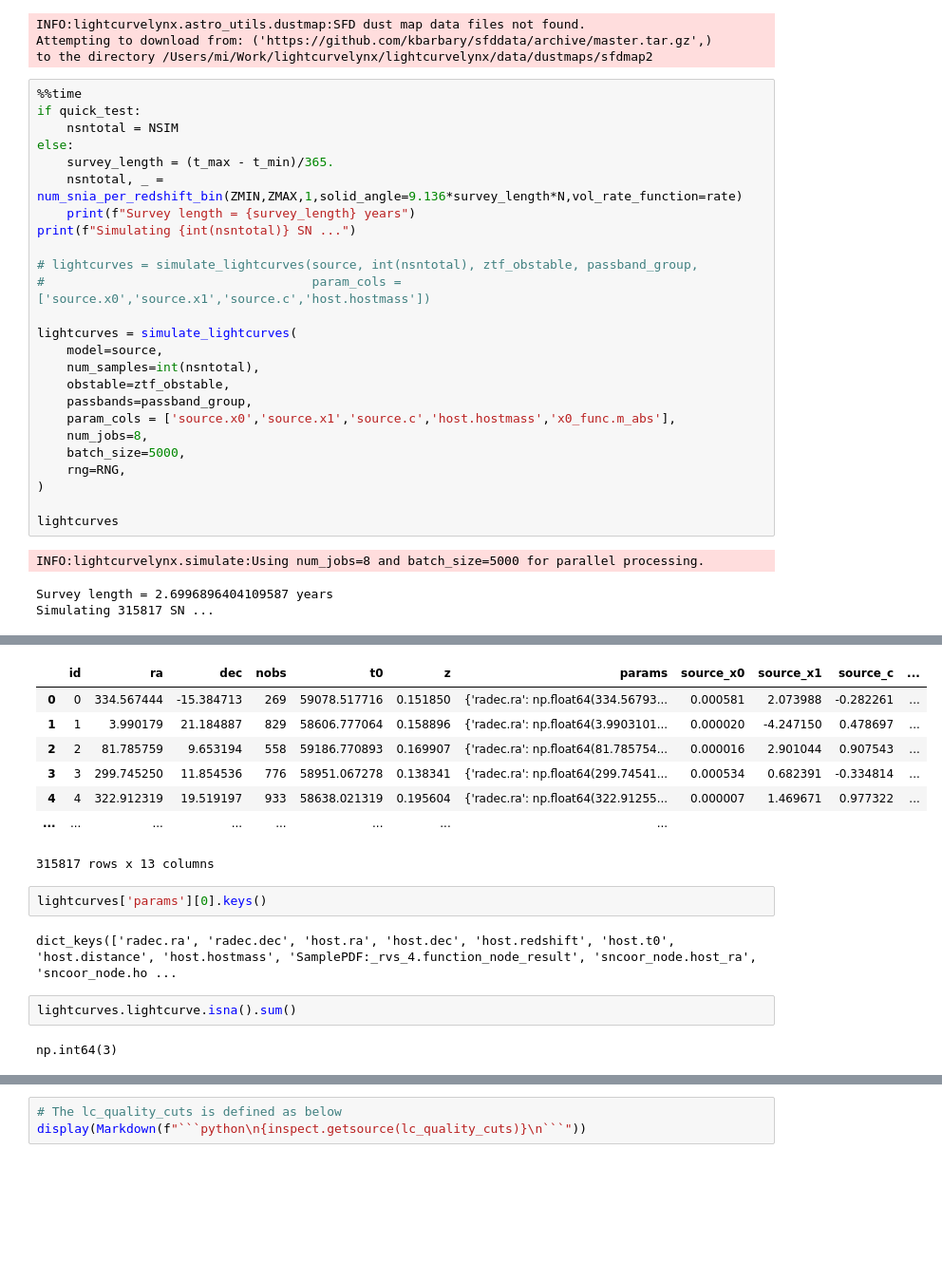
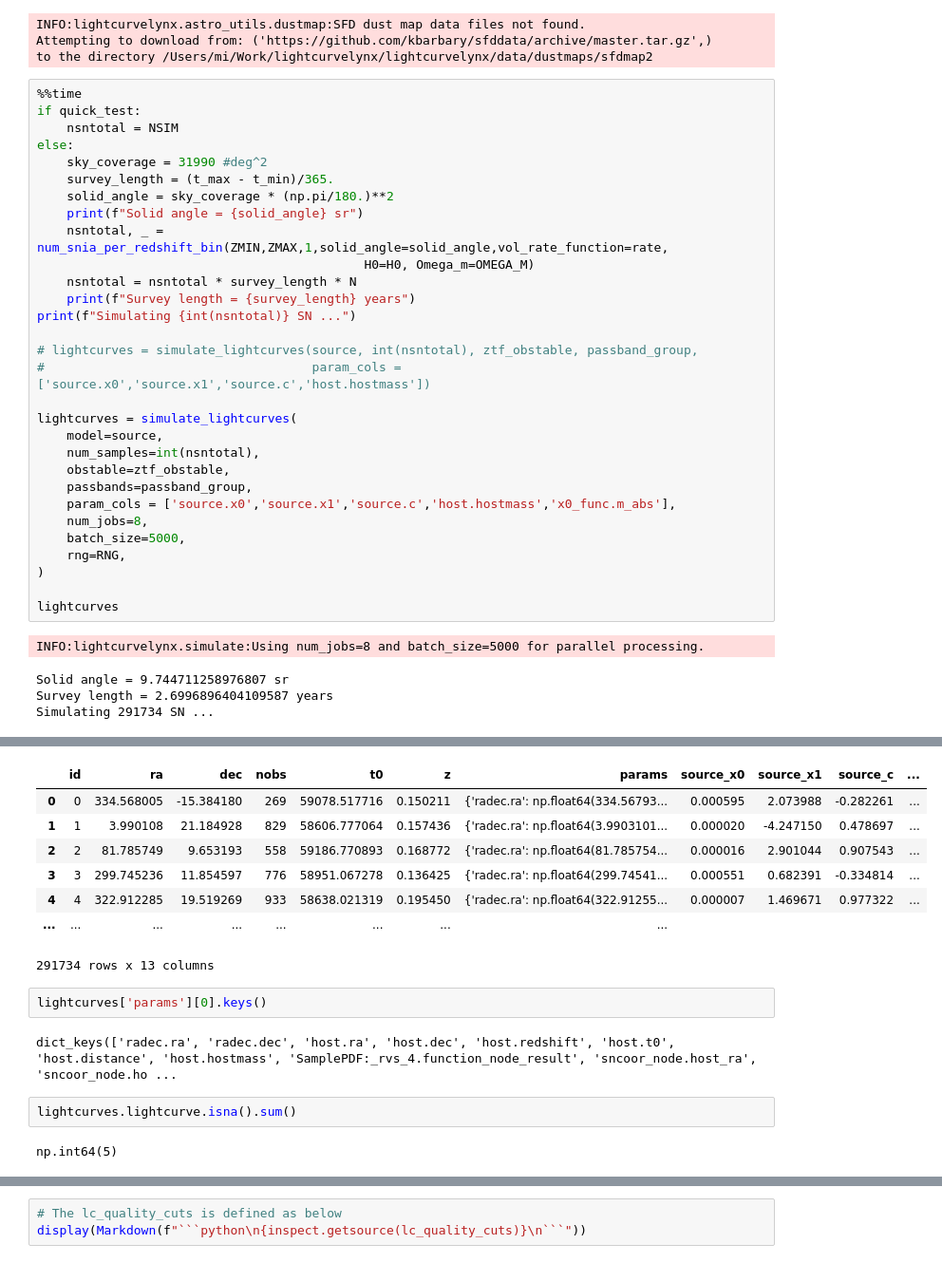
Before and after one commit to mi-dai/lightcurvelynx_ztf_sims, a Jupyter notebook: ZTF_snia_selection_func.ipynb, the cells around one changed output, grey strips where cells are left out. Shown at 95% size. Drawn from its saved outputs; the diff is of its cells as text; blank space fills up the shorter version.

```diff
--- a/ZTF_snia_selection_func.ipynb
+++ b/ZTF_snia_selection_func.ipynb
@@ -197,8 +197,13 @@ to the directory /Users/mi/Work/lightcurvelynx/lightcurvelynx/data/dustmaps/sfdm
 if quick_test:
     nsntotal = NSIM
 else:
+    sky_coverage = 31990 #deg^2
     survey_length = (t_max - t_min)/365.
-    nsntotal, _ = num_snia_per_redshift_bin(ZMIN,ZMAX,1,solid_angle=9.136*survey_length*N,vol_rate_function=rate)
+    solid_angle = sky_coverage * (np.pi/180.)**2
+    print(f"Solid angle = {solid_angle} sr")
+    nsntotal, _ = num_snia_per_redshift_bin(ZMIN,ZMAX,1,solid_angle=solid_angle,vol_rate_function=rate,
+                                            H0=H0, Omega_m=OMEGA_M)
+    nsntotal = nsntotal * survey_length * N
     print(f"Survey length = {survey_length} years")
 print(f"Simulating {int(nsntotal)} SN ...")
 
@@ -219,5 +224,6 @@ lightcurves = simulate_lightcurves(
 lightcurves
 # %% [output]
 INFO:lightcurvelynx.simulate:Using num_jobs=8 and batch_size=5000 for parallel processing.
+Solid angle = 9.744711258976807 sr
 Survey length = 2.6996896404109587 years
-Simulating 315817 SN ...
+Simulating 291734 SN ...
@@ -226,11 +232,11 @@ Wall time: 12min 44s
 |  | id | ra | dec | nobs | t0 | z | params | source_x0 | source_x1 | source_c | ... |
-| 0 | 0 | 334.567444 | -15.384713 | 269 | 59078.517716 | 0.151850 | {'radec.ra': np.float64(334.56793... | 0.000581 | 2.073988 | -0.282261 | ... |
-| 1 | 1 | 3.990179 | 21.184887 | 829 | 58606.777064 | 0.158896 | {'radec.ra': np.float64(3.9903101... | 0.000020 | -4.247150 | 0.478697 | ... |
-| 2 | 2 | 81.785759 | 9.653194 | 558 | 59186.770893 | 0.169907 | {'radec.ra': np.float64(81.785754... | 0.000016 | 2.901044 | 0.907543 | ... |
-| 3 | 3 | 299.745250 | 11.854536 | 776 | 58951.067278 | 0.138341 | {'radec.ra': np.float64(299.74541... | 0.000534 | 0.682391 | -0.334814 | ... |
-| 4 | 4 | 322.912319 | 19.519197 | 933 | 58638.021319 | 0.195604 | {'radec.ra': np.float64(322.91255... | 0.000007 | 1.469671 | 0.977322 | ... |
+| 0 | 0 | 334.568005 | -15.384180 | 269 | 59078.517716 | 0.150211 | {'radec.ra': np.float64(334.56793... | 0.000595 | 2.073988 | -0.282261 | ... |
+| 1 | 1 | 3.990108 | 21.184928 | 829 | 58606.777064 | 0.157436 | {'radec.ra': np.float64(3.9903101... | 0.000020 | -4.247150 | 0.478697 | ... |
+| 2 | 2 | 81.785749 | 9.653193 | 558 | 59186.770893 | 0.168772 | {'radec.ra': np.float64(81.785754... | 0.000016 | 2.901044 | 0.907543 | ... |
+| 3 | 3 | 299.745236 | 11.854597 | 776 | 58951.067278 | 0.136425 | {'radec.ra': np.float64(299.74541... | 0.000551 | 0.682391 | -0.334814 | ... |
+| 4 | 4 | 322.912285 | 19.519269 | 933 | 58638.021319 | 0.195450 | {'radec.ra': np.float64(322.91255... | 0.000007 | 1.469671 | 0.977322 | ... |
 | ... | ... | ... | ... | ... | ... | ... | ... |
-315817 rows x 13 columns
+291734 rows x 13 columns
 # %%
 lightcurves['params'][0].keys()
 # %% [output]
@@ -238,7 +244,7 @@ dict_keys(['radec.ra', 'radec.dec', 'host.ra', 'host.dec', 'host.redshift', 'hos
 # %%
 lightcurves.lightcurve.isna().sum()
 # %% [output]
-np.int64(3)
+np.int64(5)
 # %%
 # calculate detection flag
 lightcurves = lightcurves.dropna(subset=['lightcurve'])
```
Also changed, not shown: parts of 11 cells of this notebook, 4 other files.
